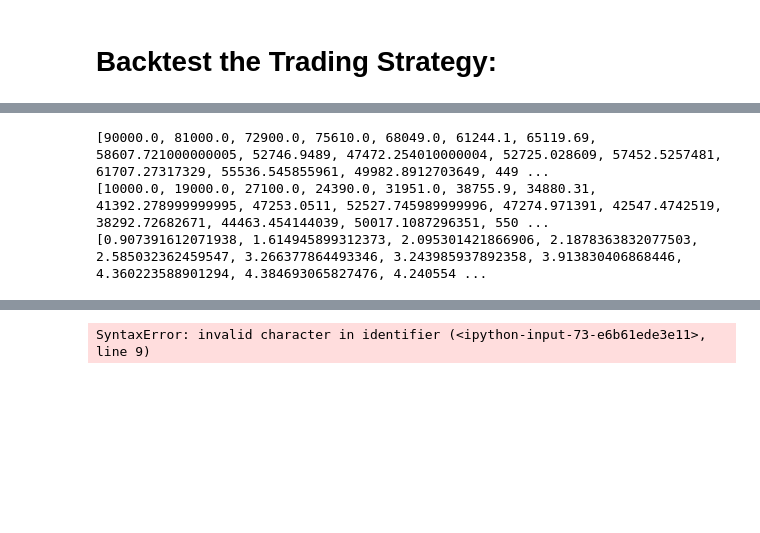
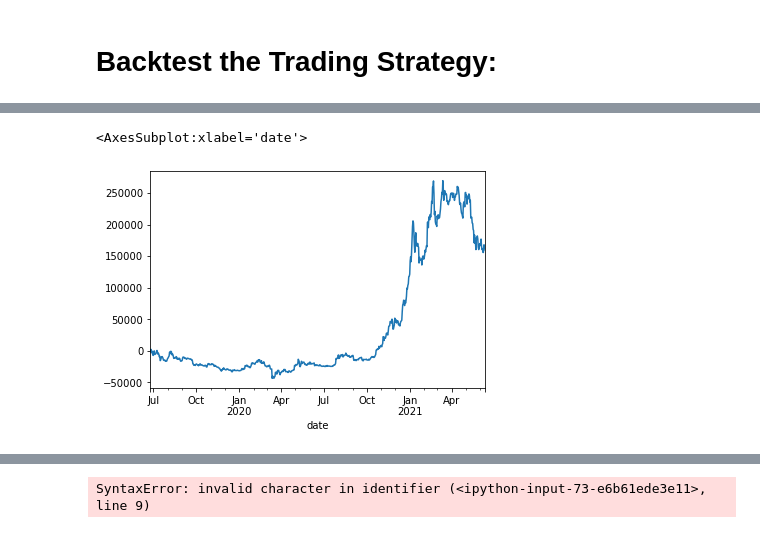
Before and after one commit to hammer888-tech/project2_algo_trading, a Jupyter notebook: MasterDraft.ipynb, the cells around one changed output, grey strips where cells are left out. Cells and saved outputs as stored; diff of their text form; code cells hidden in the pictures; blank space fills up the shorter version.

```diff
--- a/MasterDraft.ipynb
+++ b/MasterDraft.ipynb
@@ -439,3 +436,5 @@ final_results.head(50)
+# %%
+trial_results = final_results.copy()
 # %% [markdown]
 # Backtest the Trading Strategy:
 # %%
@@ -576,0 +533,7 @@ for i in range(len(final_results)):
+# %%
+trial_results['wallet'] = wallet_history
+trial_results['share equity'] = equity_history
+trial_results['total equity'] = trial_results['share equity'] + trial_results['wallet']
+trial_results['num coins'] = num_coins_history
+
+trial_results.tail()
@@ -577,11 +548,12 @@ for i in range(len(final_results)):
+# %%
+(trial_results['total equity'] - 100000).plot()
+# %% [output]
+<AxesSubplot:xlabel='date'>
+[figure, added]
 # %%
-print(wallet_history)
-print(equity_history)
-print(num_coins_history)
+# print(wallet_history)
+# print(equity_history)
+# print(num_coins_history)
-# %% [output]
-[90000.0, 81000.0, 72900.0, 75610.0, 68049.0, 61244.1, 65119.69, 58607.721000000005, 52746.9489, 47472.254010000004, 52725.028609, 57452.5257481, 61707.27317329, 55536.545855961, 49982.8912703649, 449 ...
-[10000.0, 19000.0, 27100.0, 24390.0, 31951.0, 38755.9, 34880.31, 41392.278999999995, 47253.0511, 52527.745989999996, 47274.971391, 42547.4742519, 38292.72682671, 44463.454144039, 50017.1087296351, 550 ...
-[0.907391612071938, 1.614945899312373, 2.095301421866906, 2.1878363832077503, 2.585032362459547, 3.266377864493346, 3.243985937892358, 3.913830406868446, 4.360223588901294, 4.384693065827476, 4.240554 ...
 # %%
 wallet = 100000
 share_size = 1
```
Also changed, not shown: parts of 28 cells of this notebook.
